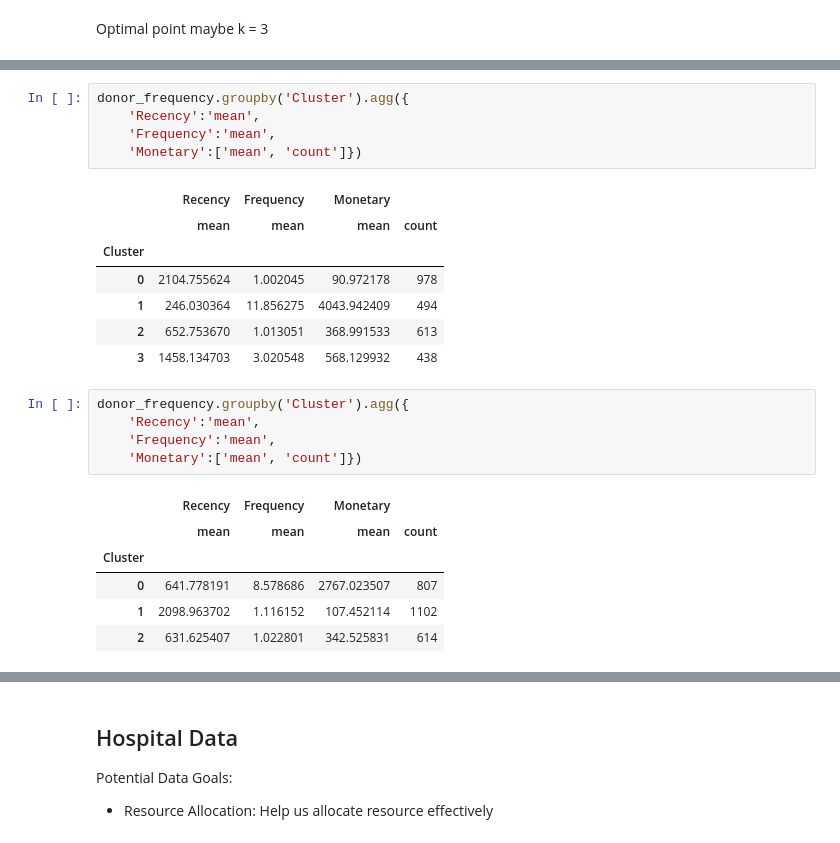
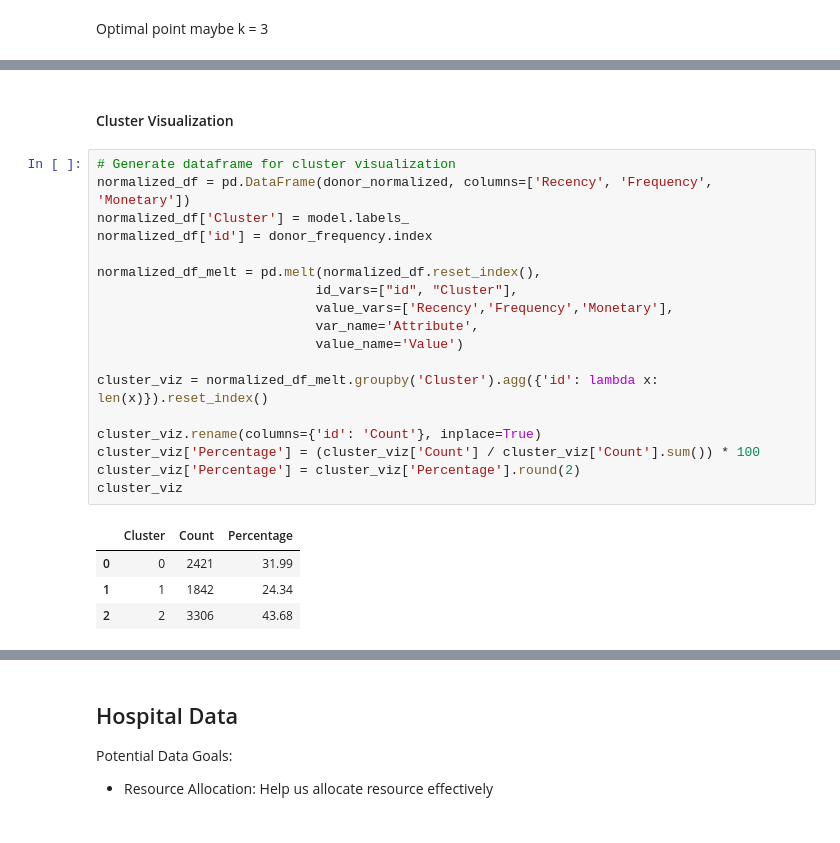
Before and after one commit to uyen-nguyen-190304/BRDC_Cow, a Jupyter notebook: RFManalysis.ipynb, the cells around one changed output, grey strips where cells are left out. Cells and saved outputs as stored; diff of their text form.

```diff
--- a/RFManalysis.ipynb
+++ b/RFManalysis.ipynb
@@ -230,26 +235,26 @@ donor_frequency
 2523 rows × 5 columns
-# %%
-donor_frequency.groupby('Cluster').agg({
-    'Recency':'mean',
-    'Frequency':'mean',
-    'Monetary':['mean', 'count']})
-# %% [output]
-|  | Recency | Frequency | Monetary |  |
-|  | mean | mean | mean | count |
-| Cluster |  |  |  |  |
-| 0 | 2104.755624 | 1.002045 | 90.972178 | 978 |
-| 1 | 246.030364 | 11.856275 | 4043.942409 | 494 |
-| 2 | 652.753670 | 1.013051 | 368.991533 | 613 |
-| 3 | 1458.134703 | 3.020548 | 568.129932 | 438 |
-# %%
-donor_frequency.groupby('Cluster').agg({
-    'Recency':'mean',
-    'Frequency':'mean',
-    'Monetary':['mean', 'count']})
-# %% [output]
-|  | Recency | Frequency | Monetary |  |
-|  | mean | mean | mean | count |
-| Cluster |  |  |  |  |
-| 0 | 641.778191 | 8.578686 | 2767.023507 | 807 |
-| 1 | 2098.963702 | 1.116152 | 107.452114 | 1102 |
-| 2 | 631.625407 | 1.022801 | 342.525831 | 614 |
+# %% [markdown]
+#### Cluster Visualization
+# %%
+# Generate dataframe for cluster visualization
+normalized_df = pd.DataFrame(donor_normalized, columns=['Recency', 'Frequency', 'Monetary'])
+normalized_df['Cluster'] = model.labels_
+normalized_df['id'] = donor_frequency.index
+
+normalized_df_melt = pd.melt(normalized_df.reset_index(),
+                            id_vars=["id", "Cluster"],
+                            value_vars=['Recency','Frequency','Monetary'],
+                            var_name='Attribute',
+                            value_name='Value')
+
+cluster_viz = normalized_df_melt.groupby('Cluster').agg({'id': lambda x: len(x)}).reset_index()
+
+cluster_viz.rename(columns={'id': 'Count'}, inplace=True)
+cluster_viz['Percentage'] = (cluster_viz['Count'] / cluster_viz['Count'].sum()) * 100
+cluster_viz['Percentage'] = cluster_viz['Percentage'].round(2)
+cluster_viz
+# %% [output]
+|  | Cluster | Count | Percentage |
+| 0 | 0 | 2421 | 31.99 |
+| 1 | 1 | 1842 | 24.34 |
+| 2 | 2 | 3306 | 43.68 |
```
Also changed, not shown: parts of 9 cells of this notebook.
